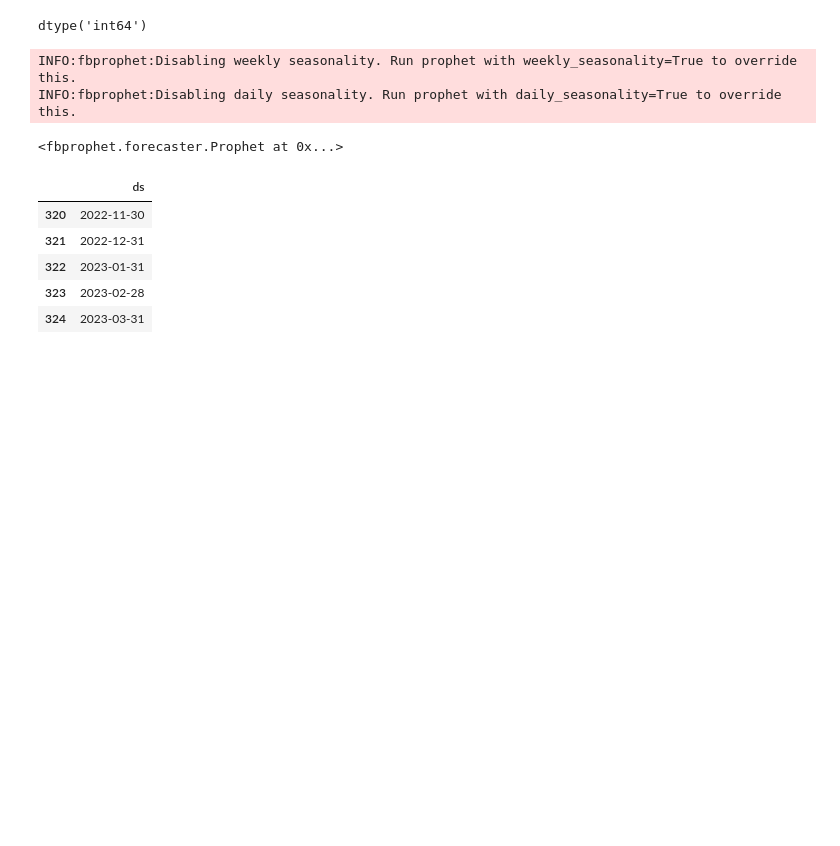
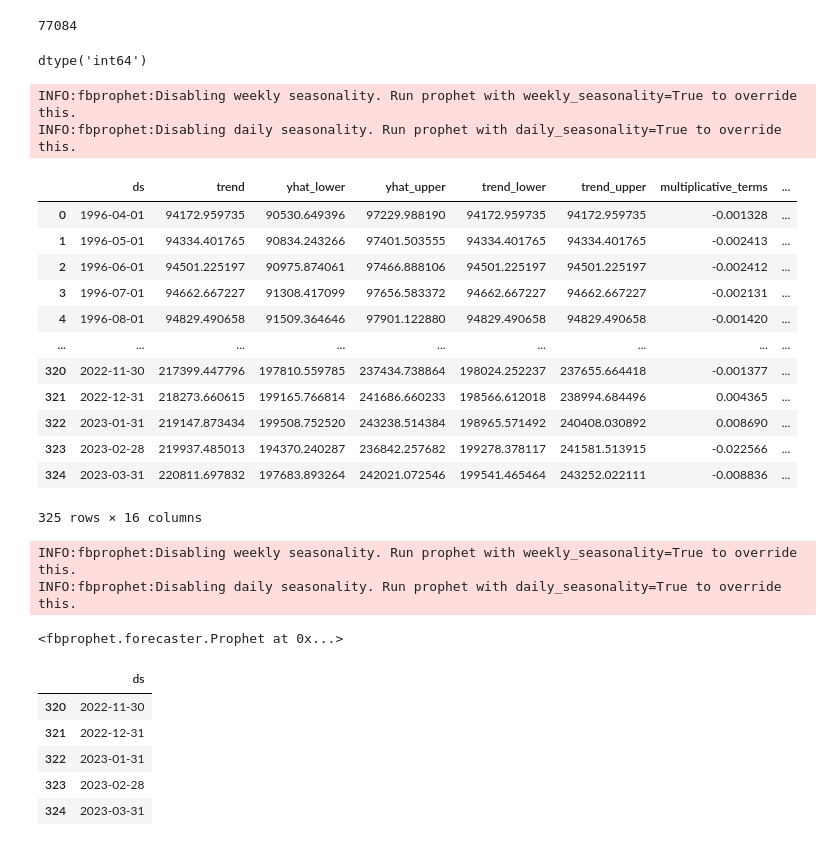
Before and after one commit to butlerbt/zipcode_time_series, a Jupyter notebook: notebooks/exploratory/starter_notebook.ipynb, the cells around one changed output. Drawn from its saved outputs; the diff is of its cells as text; code cells hidden in the pictures; blank space fills up the shorter version.

Commit message:
create pipeline functions

```diff
--- a/notebooks/exploratory/starter_notebook.ipynb
+++ b/notebooks/exploratory/starter_notebook.ipynb
@@ -53,0 +57,11 @@ df.head()
+# %%
+def one_zipcode(df, index):
+    """This function pulls the data for one zipcode at a time and retuns a DataFrame for using in Prophet."""
+    series = df.iloc[index]
+    series_data = series.iloc[7:]
+    df_series = pd.DataFrame(series_data.values, index = series_data.index, columns = ['y'])
+    df_series.index = pd.to_datetime(df_series.index, yearfirst = True, format = '%Y-%m')
+    df_series['ds'] = df_series.index
+    df_series.reset_index(drop = True, inplace = True)
+    df_series['y'] = df_series['y'].astype('int64')
+    return df_series
@@ -54,3 +91,7 @@ df.head()
+# %%
+get_zipcode(df, 5)
+# %% [output]
+77084
 # %%
 #pull first zip code from df
 series_84654 = df.iloc[0]
@@ -73,6 +114,33 @@ df_84654['y'] = df_84654['y'].astype('int64')
 df_84654.y.dtype
 # %% [output]
 dtype('int64')
+# %%
+def Prophet_analysis(df):
+    """This function instantiates a Prophet model, fits it to the DataFrame, and predicts values which are returned in
+    a forecast Dataframe."""
+    m = Prophet(seasonality_mode='multiplicative', interval_width=0.95)
+    m.fit(df)
+    future = m.make_future_dataframe(60, freq = 'M')
+    forecast = m.predict(future)
+    return forecast
+# %%
+Prophet_analysis(one_zipcode(df, 5))
+# %% [output]
+INFO:fbprophet:Disabling weekly seasonality. Run prophet with weekly_seasonality=True to override this.
+INFO:fbprophet:Disabling daily seasonality. Run prophet with daily_seasonality=True to override this.
+|  | ds | trend | yhat_lower | yhat_upper | trend_lower | trend_upper | multiplicative_terms | ... |
+| 0 | 1996-04-01 | 94172.959735 | 90530.649396 | 97229.988190 | 94172.959735 | 94172.959735 | -0.001328 | ... |
+| 1 | 1996-05-01 | 94334.401765 | 90834.243266 | 97401.503555 | 94334.401765 | 94334.401765 | -0.002413 | ... |
+| 2 | 1996-06-01 | 94501.225197 | 90975.874061 | 97466.888106 | 94501.225197 | 94501.225197 | -0.002412 | ... |
+| 3 | 1996-07-01 | 94662.667227 | 91308.417099 | 97656.583372 | 94662.667227 | 94662.667227 | -0.002131 | ... |
+| 4 | 1996-08-01 | 94829.490658 | 91509.364646 | 97901.122880 | 94829.490658 | 94829.490658 | -0.001420 | ... |
+| ... | ... | ... | ... | ... | ... | ... | ... | ... |
+| 320 | 2022-11-30 | 217399.447796 | 197810.559785 | 237434.738864 | 198024.252237 | 237655.664418 | -0.001377 | ... |
+| 321 | 2022-12-31 | 218273.660615 | 199165.766814 | 241686.660233 | 198566.612018 | 238994.684496 | 0.004365 | ... |
+| 322 | 2023-01-31 | 219147.873434 | 199508.752520 | 243238.514384 | 198965.571492 | 240408.030892 | 0.008690 | ... |
+| 323 | 2023-02-28 | 219937.485013 | 194370.240287 | 236842.257682 | 199278.378117 | 241581.513915 | -0.022566 | ... |
+| 324 | 2023-03-31 | 220811.697832 | 197683.893264 | 242021.072546 | 199541.465464 | 243252.022111 | -0.008836 | ... |
+325 rows × 16 columns
 # %%
 m = Prophet(seasonality_mode='multiplicative', interval_width=0.95)
 m.fit(df_84654)
```
Also changed, not shown: parts of 19 cells of this notebook.
